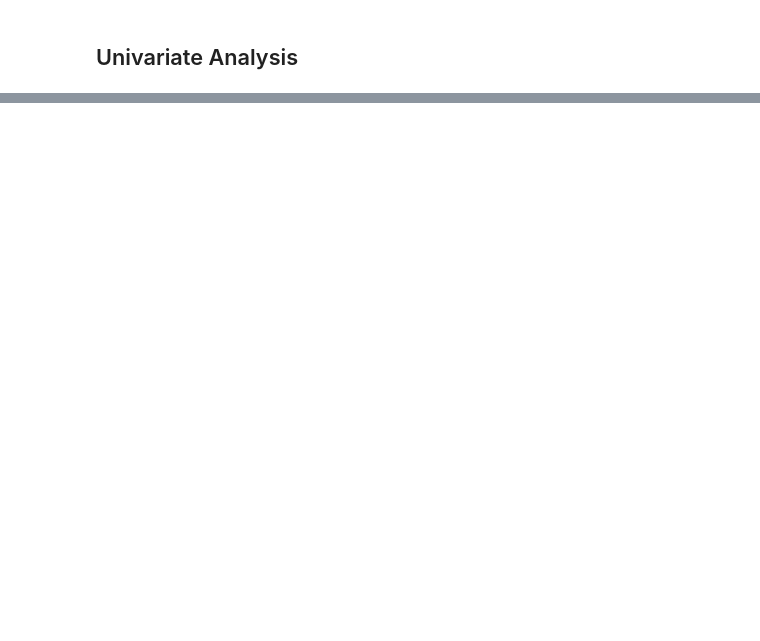
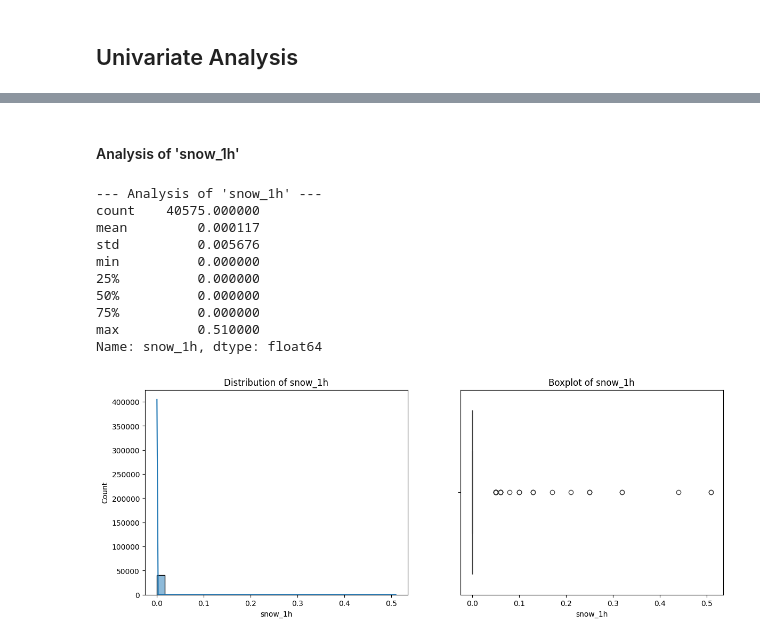
Before and after one commit to LuizCorrei4/predict-traffic-volume, a Jupyter notebook: notebooks/01-exploration.ipynb, the cells around one changed output, grey strips where cells are left out. Saved outputs shown, nothing was run; the diff lists cells and outputs as text; code cells hidden in the pictures; blank space fills up the shorter version.

```diff
--- a/notebooks/01-exploration.ipynb
+++ b/notebooks/01-exploration.ipynb
@@ -563,0 +650,28 @@ This two-pronged approach allows us to retain as much data as possible by fillin
+# %% [markdown]
+#### Analysis of 'snow_1h'
+# %%
+# Analysis of 'snow_1h'
+print("--- Analysis of 'snow_1h' ---")
+print(df['snow_1h'].describe())
+plt.figure(figsize=(14, 5))
+plt.subplot(1, 2, 1)
+sns.histplot(df['snow_1h'], kde=True, bins=30)
+plt.title('Distribution of snow_1h')
+
+# Boxplot
+plt.subplot(1, 2, 2)
+sns.boxplot(x=df['snow_1h'])
+plt.title('Boxplot of snow_1h')
+plt.show()
+# %% [output]
+--- Analysis of 'snow_1h' ---
+count    40575.000000
+mean         0.000117
+std          0.005676
+min          0.000000
+25%          0.000000
+50%          0.000000
+75%          0.000000
+max          0.510000
+Name: snow_1h, dtype: float64
+[figure, added]
```
Also changed, not shown: parts of 9 cells of this notebook.
